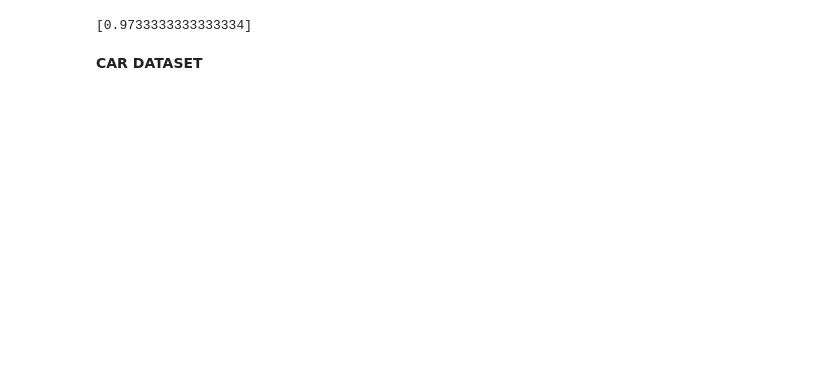
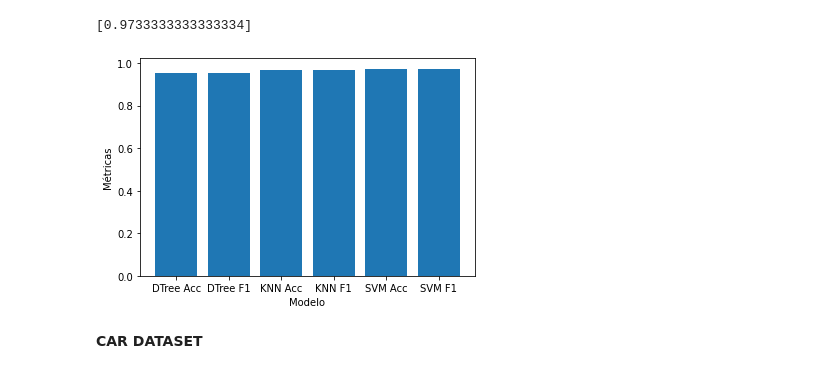
Before and after one commit to victoriapl01/Mineria_De_Datos, a Jupyter notebook: Practica2_1_IMD.ipynb, the cells around one changed output. Drawn from its saved outputs; the diff is of its cells as text; code cells hidden in the pictures; blank space fills up the shorter version.

```diff
--- a/Practica2_1_IMD.ipynb
+++ b/Practica2_1_IMD.ipynb
@@ -289,6 +306,20 @@ svm_score.append(iris_svm_cross[0].mean())
 svm_score
 # %% [output]
 [0.9733333333333334]
+# %%
+modelos = ['DTree Acc','DTree F1','KNN Acc', 'KNN F1', 'SVM Acc', 'SVM F1']
+accuracy = [iris_tree_cross[0].mean(), iris_tree_cross[1].mean(), iris_knn_cross[0].mean(),iris_knn_cross[1].mean(),iris_svm_cross[0].mean(),iris_svm_cross[1].mean() ]
+# Crear gráfico
+plt.bar(modelos, accuracy)
+
+# Agregar etiquetas eje x y eje y
+plt.xlabel('Modelo')
+plt.ylabel('Métricas')
+
+# Mostrar gráfico
+plt.show()
+# %% [output]
+[figure, added]
 # %% [markdown]
 **CAR DATASET**
 # %%
```
Also changed, not shown: parts of 74 cells of this notebook, 7 other files.
